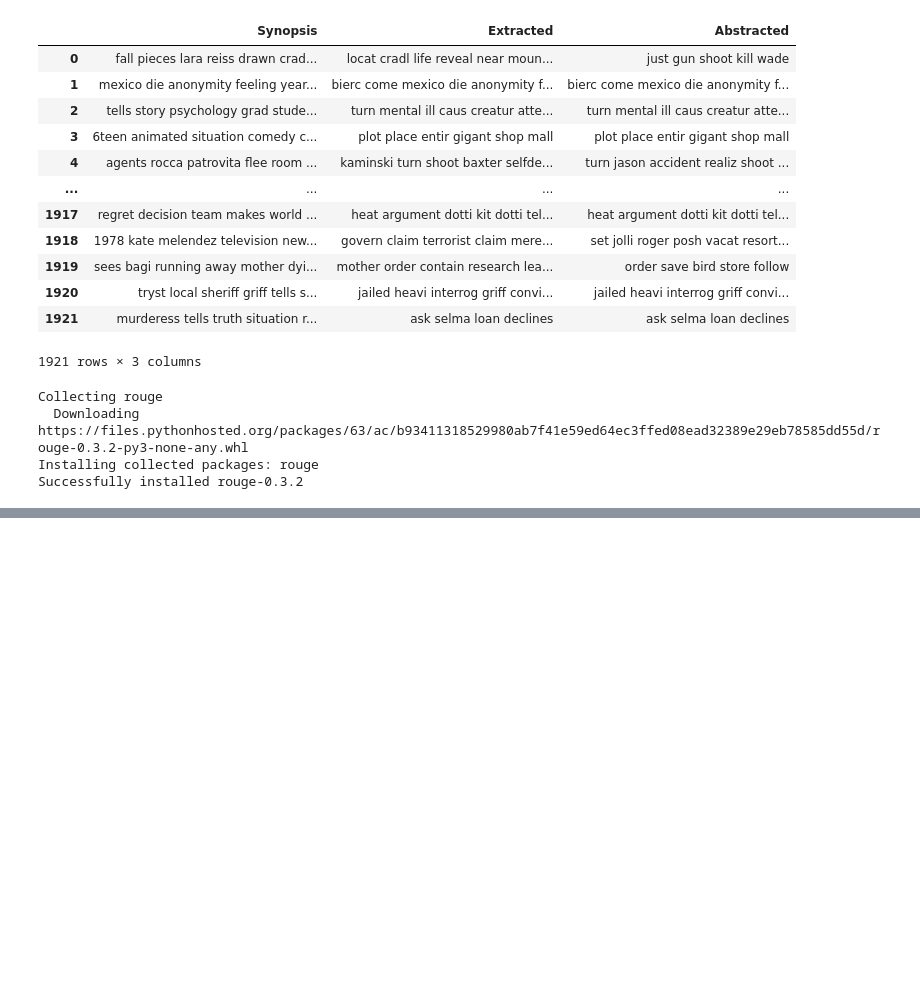
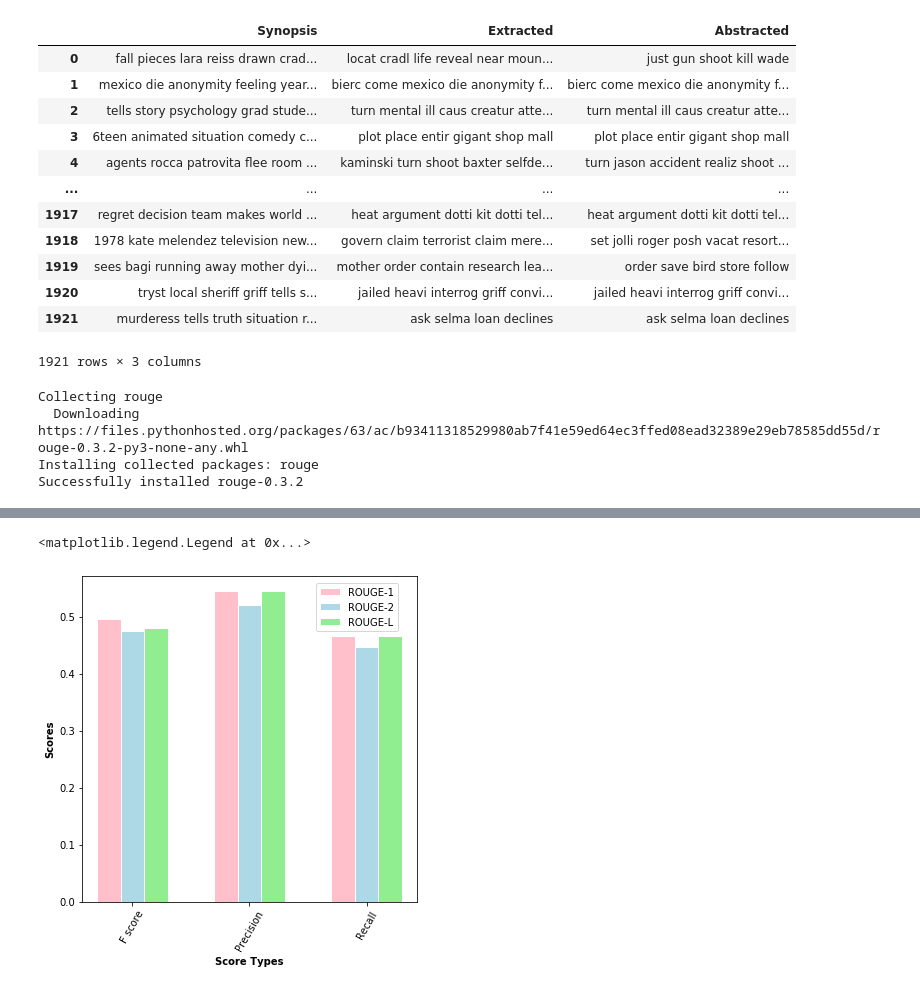
Before and after one commit to safasyed/ENSF519-FinalProject, a Jupyter notebook: summary_scores.ipynb, the cells around one changed output, grey strips where cells are left out. Drawn from its saved outputs; the diff is of its cells as text; code cells hidden in the pictures; blank space fills up the shorter version.

```diff
--- a/summary_scores.ipynb
+++ b/summary_scores.ipynb
@@ -177 +200,24 @@ RL_r    0.544447
 dtype: float64
+# %%
+# plot bar graph of scores for abstracted vs extracted summaries
+
+f, ax = plt.subplots(figsize=(6,6))
+R1 = [avg_model_score_df[x] for x in range(0,3)]
+R2 = [avg_model_score_df[x] for x in range(3, 6)]
+RL = [avg_model_score_df[x] for x in range(6, 9)]
+
+r1 = np.arange(len(R1))
+r2 = [x + barWidth for x in r1]
+r3 = [x + barWidth for x in r2]
+
+barWidth = 0.2
+plt.bar(r1, R1, color = 'pink', width=barWidth, edgecolor='white', label='ROUGE-1')
+plt.bar(r2, R2, color = 'lightblue', width=barWidth, edgecolor='white', label='ROUGE-2')
+plt.bar(r3, RL, color = 'lightgreen', width=barWidth, edgecolor='white', label='ROUGE-L')
+plt.xticks([r + barWidth for r in range(len(R1))], ['F score', 'Precision', 'Recall'], rotation=60)
+plt.xlabel('Score Types', fontweight='bold')
+plt.ylabel('Scores', fontweight='bold')
+plt.legend(loc=(0.7,0.83))
+# %% [output]
+<matplotlib.legend.Legend at 0x...>
+[figure, added]
```
Also changed, not shown: parts of 5 cells of this notebook.
